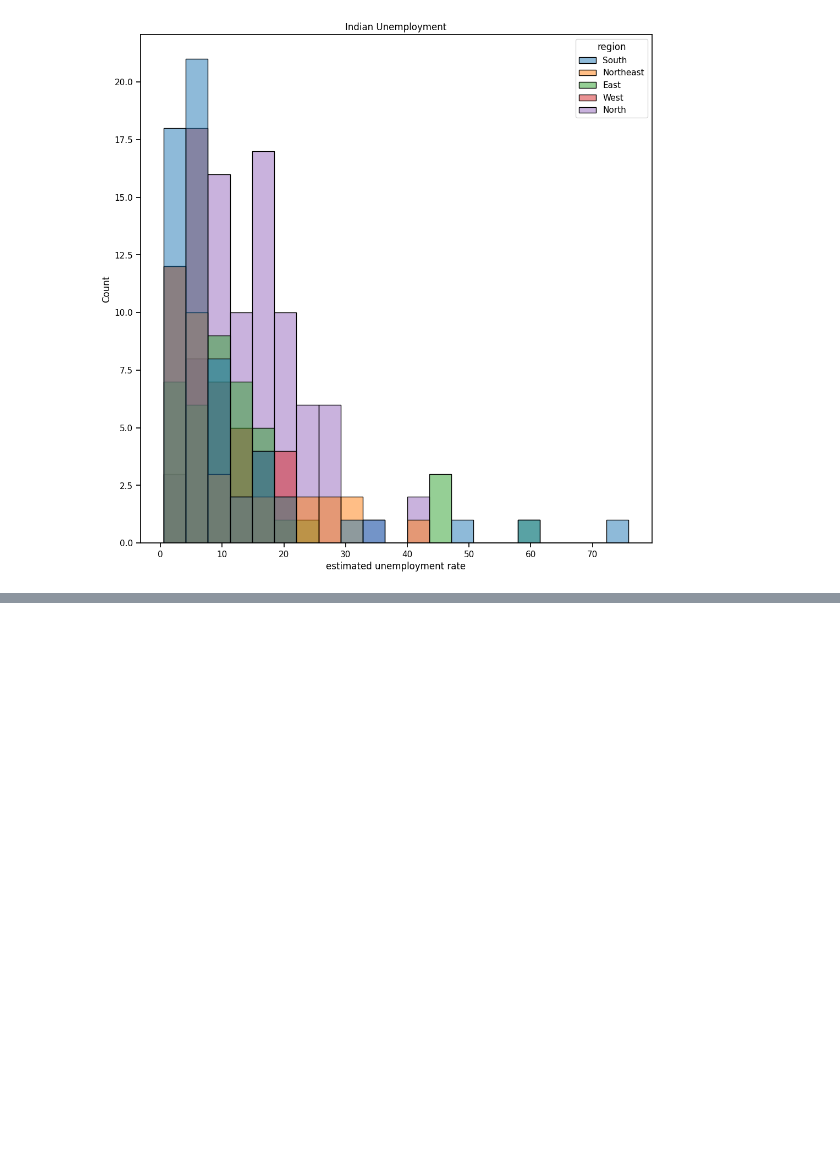
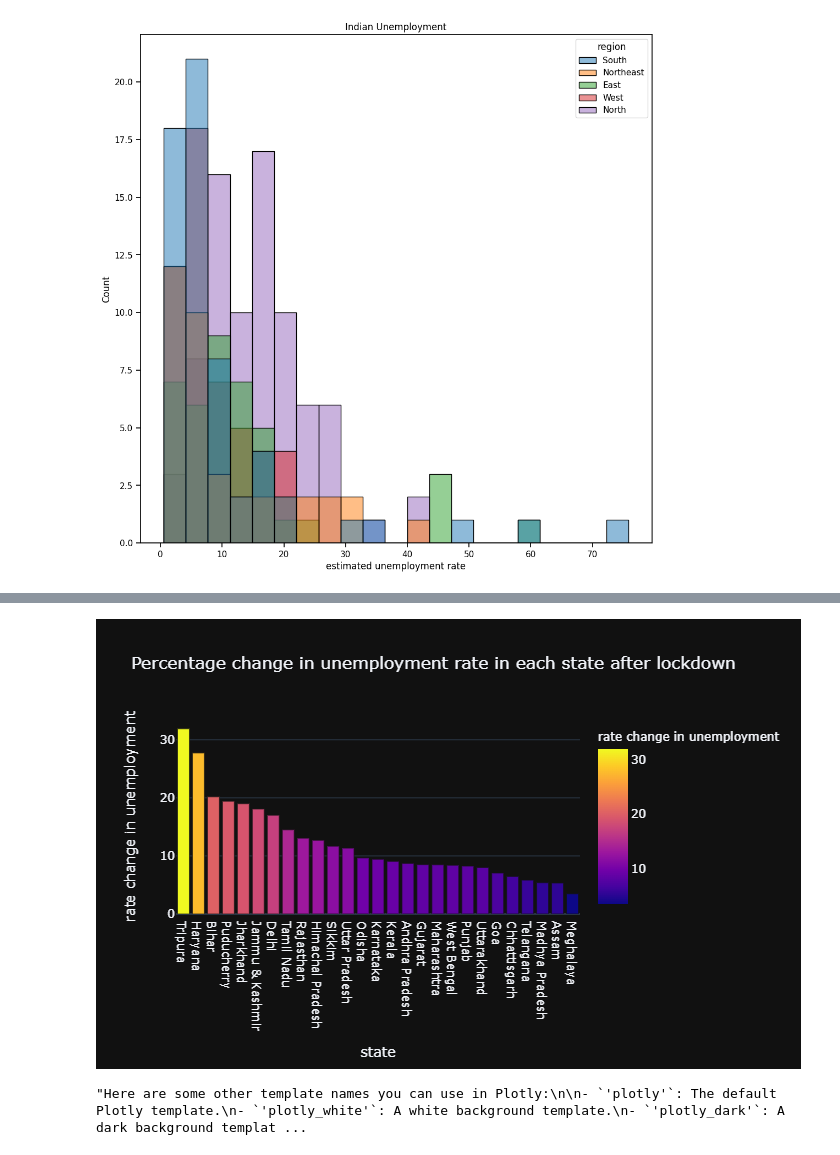
Before and after one commit to Imharsh08/Oibsip_taskno_2, a Jupyter notebook: unemployment-analysis-of-india-with-python.ipynb, the cells around one changed output, grey strips where cells are left out. Drawn from its saved outputs; the diff is of its cells as text; code cells hidden in the pictures; blank space fills up the shorter version.

```diff
--- a/unemployment-analysis-of-india-with-python.ipynb
+++ b/unemployment-analysis-of-india-with-python.ipynb
@@ -324,0 +380,7 @@ fig.show()
+# %%
+af_lockdown=after_lockdown.groupby('state')['estimated unemployment rate'].mean().reset_index()
+lockdown= before_lockdown.groupby('state')['estimated unemployment rate'].mean().reset_index()
+lockdown['unemployment rate before lockdown'] = af_lockdown['estimated unemployment rate']
+
+lockdown.columns=['state','unemployment rate before lockdown','unemployment rate after lockdown']
+lockdown.head()
@@ -324,0 +394,24 @@ fig.show()
+# %%
+lockdown['rate change in unemployment']=round(lockdown['unemployment rate before lockdown']-lockdown['unemployment rate before lockdown']
+                                             /lockdown['unemployment rate after lockdown'],2)
+# %%
+fig = px.bar(lockdown, x='state', y='rate change in unemployment', color='rate change in unemployment',
+             title='Percentage change in unemployment rate in each state after lockdown', template='plotly_dark')
+fig.update_layout(xaxis={'categoryorder':'total descending'})
+fig.show()
+# %% [output]
+[figure, added]
+# %%
+"""Here are some other template names you can use in Plotly:
+
+- `'plotly'`: The default Plotly template.
+- `'plotly_white'`: A white background template.
+- `'plotly_dark'`: A dark background template.
+- `'ggplot2'`: A template that mimics the style of the ggplot2 library in R.
+- `'seaborn'`: A template that mimics the style of the seaborn library in Python.
+- `'simple_white'`: A simple white background template.
+- `'none'`: A template with no background or gridlines.
+
+You can choose the template that best suits your visualization needs by setting the `template` parameter in the `px.bar()` function."""
+# %% [output]
+"Here are some other template names you can use in Plotly:\n\n- `'plotly'`: The default Plotly template.\n- `'plotly_white'`: A white background template.\n- `'plotly_dark'`: A dark background templat ...
```
Also changed, not shown: parts of 13 cells of this notebook.
